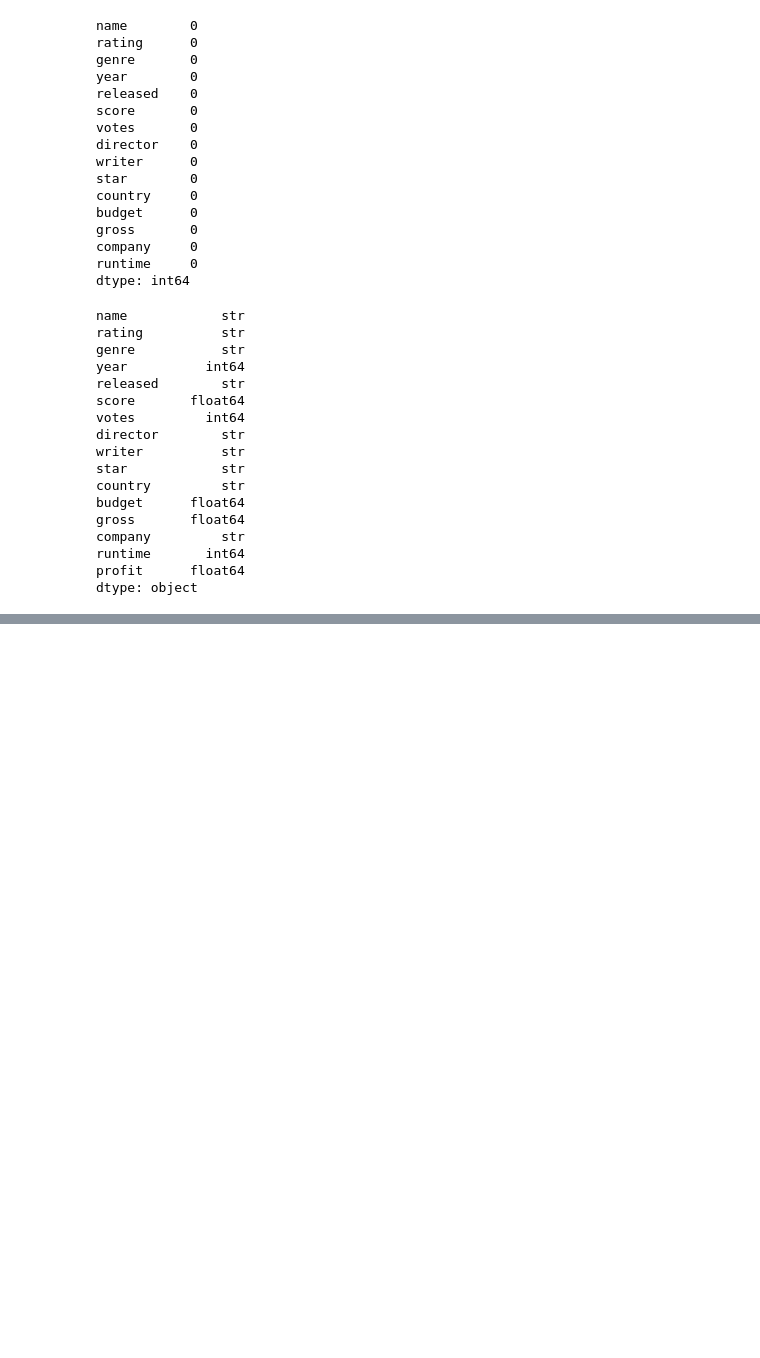
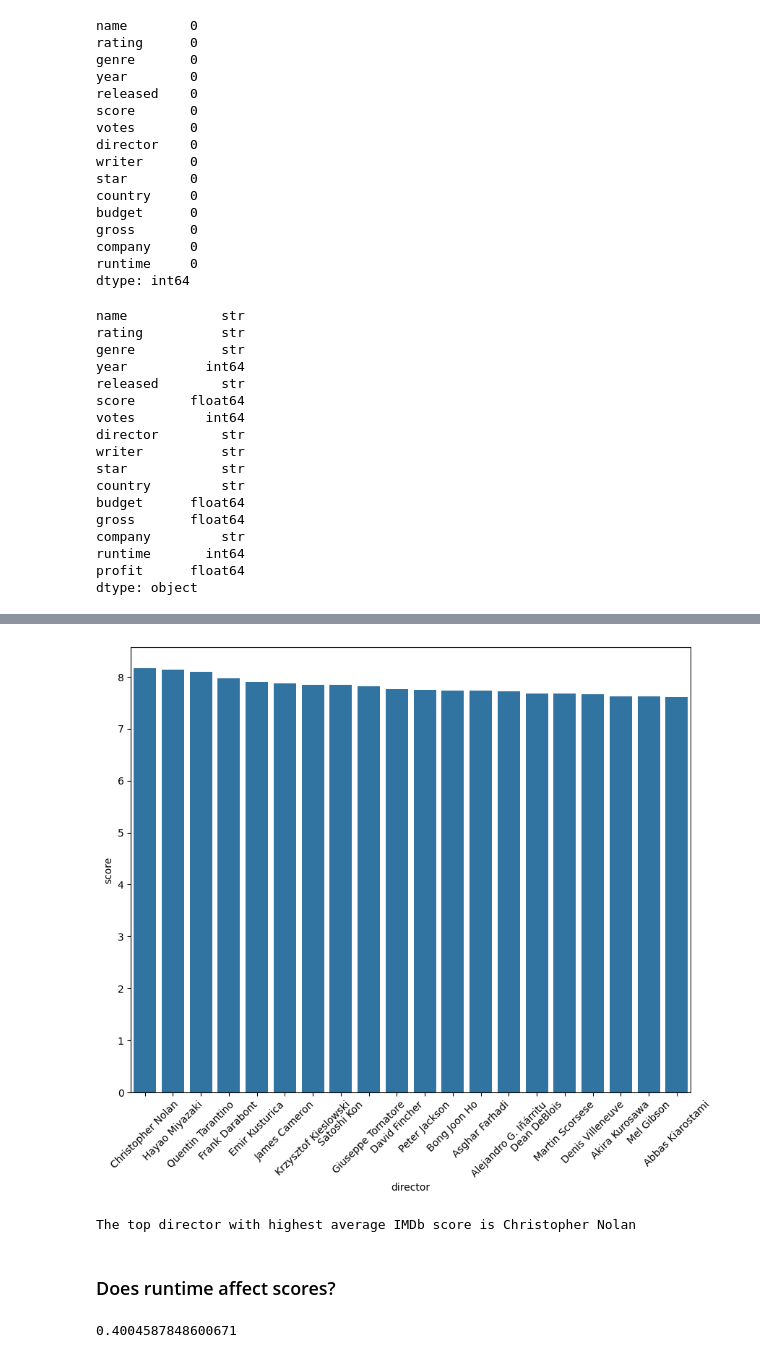
Before and after one commit to YugamdeepGoyal/Python_Data_Analysis_Project, a Jupyter notebook: app.ipynb, the cells around one changed output, grey strips where cells are left out. Cells and saved outputs as stored; diff of their text form; code cells hidden in the pictures; blank space fills up the shorter version.

```diff
--- a/app.ipynb
+++ b/app.ipynb
@@ -228,0 +298,5 @@ dtype: object
+# %%
+# I am doing this because I don't want any director with only one movie which is super-hit to be classified as top director
+movie_count = df["director"].value_counts()
+qualified_directors = movie_count[movie_count>3].index
+average_director_score = df[df["director"].isin(qualified_directors)].groupby(df["director"])["score"].mean()
@@ -228,0 +307,18 @@ dtype: object
+# %%
+plt.figure(figsize=(10, 8))
+sns.barplot(average_director_score.sort_values(ascending=False).head(20))
+plt.xticks(rotation=45)
+plt.show()
+# %% [output]
+[figure, added]
+# %%
+print(f"The top director with highest average IMDb score is {average_director_score.idxmax()}")
+# %% [output]
+The top director with highest average IMDb score is Christopher Nolan
+# %% [markdown]
+### Does runtime affect scores?
+# %%
+corelation = df["runtime"].corr(df["score"])
+print(corelation)
+# %% [output]
+0.4004587848600671
```
Also changed, not shown: parts of 31 cells of this notebook.
